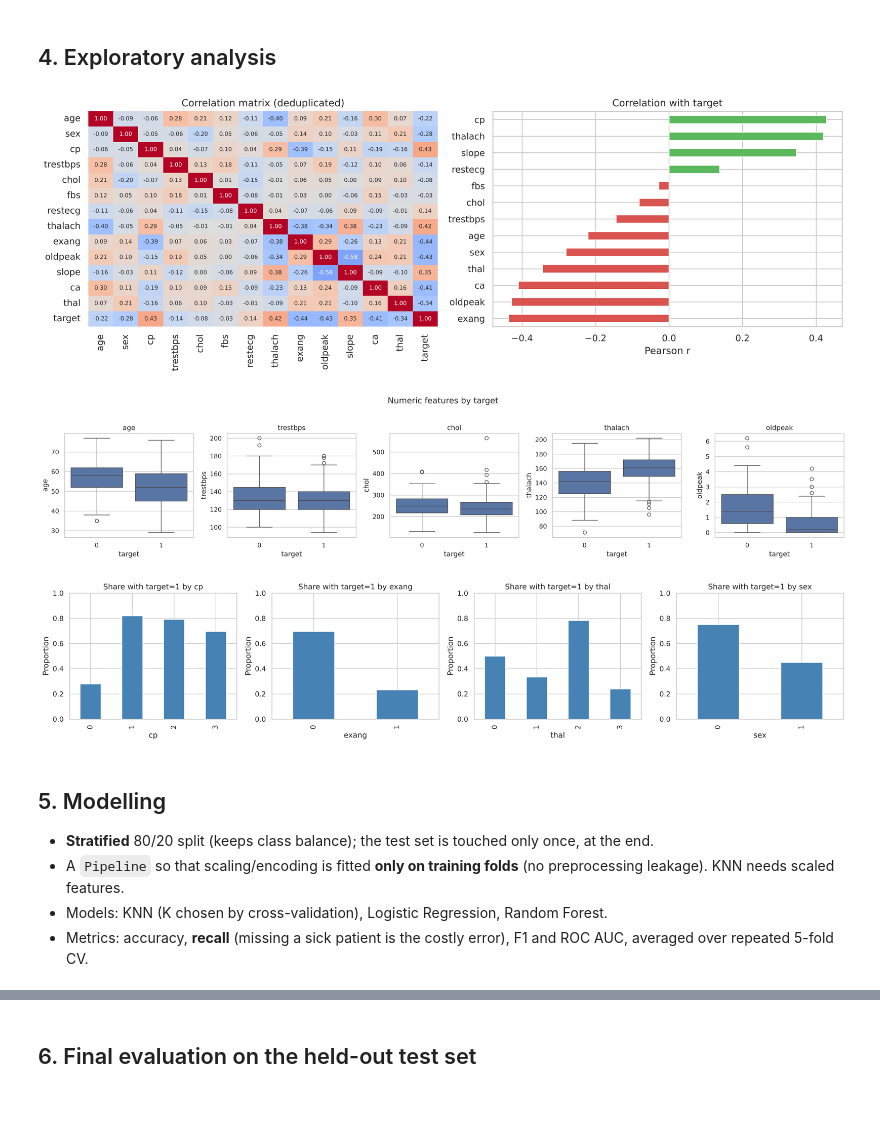
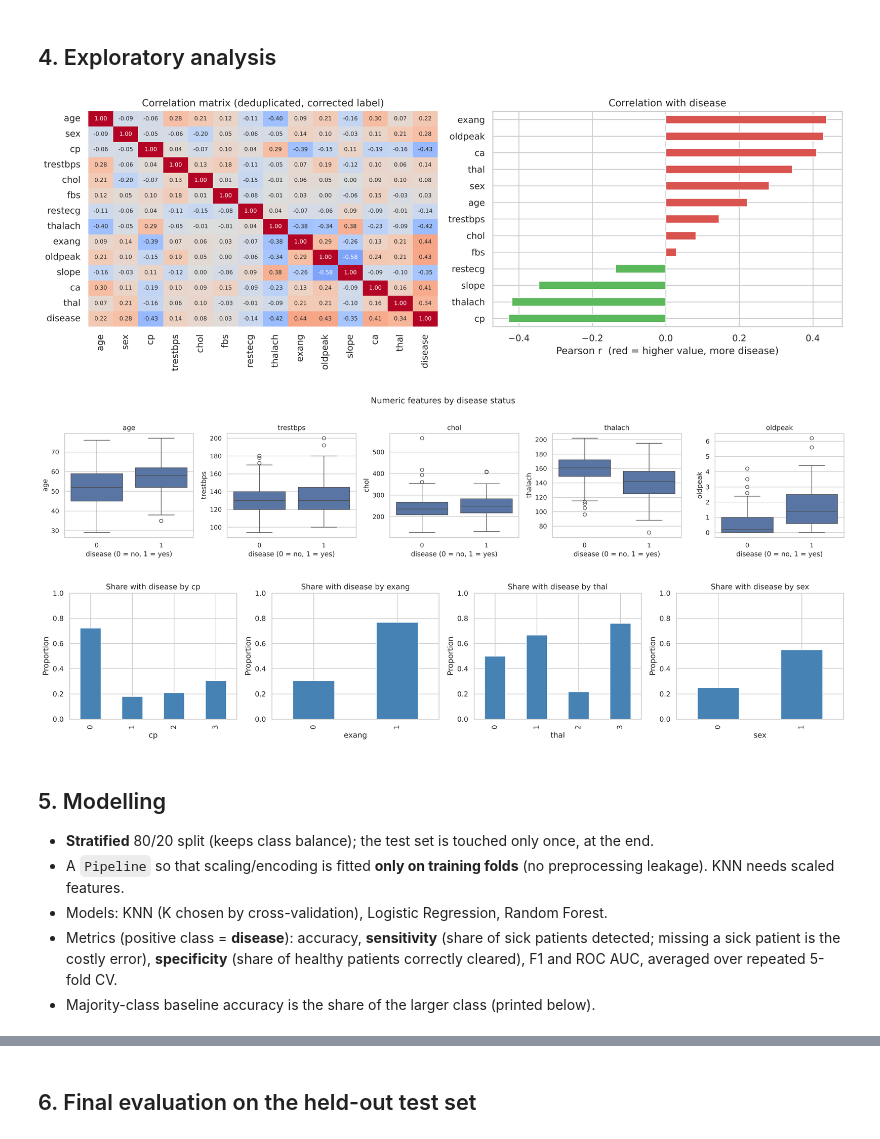
Before and after one commit to fahad-alfaridi/heart-disease-classification, a Jupyter notebook: heart_disease_classification.ipynb, the cells around one changed output, grey strips where cells are left out. Saved outputs shown, nothing was run; the diff lists cells and outputs as text; code cells hidden in the pictures; blank space fills up the shorter version.

```diff
--- a/heart_disease_classification.ipynb
+++ b/heart_disease_classification.ipynb
@@ -72,0 +68,9 @@ Clean dataset: (303, 14)
+# %%
+markers = df.groupby("target").agg(max_heart_rate=("thalach", "mean"), exercise_angina_rate=("exang", "mean"),
+                                  st_depression=("oldpeak", "mean"), narrowed_vessels=("ca", "mean"), male_share=("sex", "mean")).round(2)
+print(markers)
+print("\nClass counts in this file:", df["target"].value_counts().to_dict(), "| UCI Cleveland: 164 without disease, 139 with disease")
+print("\nThe target=1 group has a HIGHER heart rate and FEWER disease markers, and its size (165) matches the 164 disease-free")
+print("Cleveland patients. So target = 1 means NO disease: the label is reversed. Flipping it:")
+df["disease"] = 1 - df["target"]
+print(df["disease"].value_counts().rename({1: "disease", 0: "no disease"}).to_dict(), f"| disease prevalence {df['disease'].mean():.1%}")
@@ -101,36 +123,38 @@ On the raw data a large share of the test rows have an identical twin in the tra
 # %% [markdown]
 ## 4. Exploratory analysis
 # %%
+eda = df.drop(columns="target")
 fig, axes = plt.subplots(1, 2, figsize=(14, 5))
-sns.heatmap(df.corr(), annot=True, fmt=".2f", cmap="coolwarm", center=0, ax=axes[0], annot_kws={"size": 7}, cbar=False)
-axes[0].set_title("Correlation matrix (deduplicated)")
-corr_t = df.corr()["target"].drop("target").sort_values()
-corr_t.plot.barh(ax=axes[1], color=["#d9534f" if v < 0 else "#5cb85c" for v in corr_t])
-axes[1].set_title("Correlation with target"); axes[1].set_xlabel("Pearson r")
+sns.heatmap(eda.corr(), annot=True, fmt=".2f", cmap="coolwarm", center=0, ax=axes[0], annot_kws={"size": 7}, cbar=False)
+axes[0].set_title("Correlation matrix (deduplicated, corrected label)")
+corr_t = eda.corr()["disease"].drop("disease").sort_values()
+corr_t.plot.barh(ax=axes[1], color=["#5cb85c" if v < 0 else "#d9534f" for v in corr_t])
+axes[1].set_title("Correlation with disease"); axes[1].set_xlabel("Pearson r  (red = higher value, more disease)")
 plt.tight_layout(); plt.show()
 # %% [output]
-[figure, old version]
+[figure, new version]
 # %%
 num_cols = ["age", "trestbps", "chol", "thalach", "oldpeak"]
 fig, axes = plt.subplots(1, 5, figsize=(20, 4))
 for ax, c in zip(axes, num_cols):
-    sns.boxplot(data=df, x="target", y=c, ax=ax)
-    ax.set_title(c); ax.set_xlabel("target")
-plt.suptitle("Numeric features by target", y=1.03); plt.tight_layout(); plt.show()
+    sns.boxplot(data=df, x="disease", y=c, ax=ax)
+    ax.set_title(c); ax.set_xlabel("disease (0 = no, 1 = yes)")
+plt.suptitle("Numeric features by disease status", y=1.03); plt.tight_layout(); plt.show()
 
 fig, axes = plt.subplots(1, 4, figsize=(18, 3.8))
 for ax, c in zip(axes, ["cp", "exang", "thal", "sex"]):
-    df.groupby(c)["target"].mean().plot.bar(ax=ax, color="steelblue")
-    ax.set_title(f"Share with target=1 by {c}"); ax.set_ylabel("Proportion"); ax.set_ylim(0, 1)
+    df.groupby(c)["disease"].mean().plot.bar(ax=ax, color="steelblue")
+    ax.set_title(f"Share with disease by {c}"); ax.set_ylabel("Proportion"); ax.set_ylim(0, 1)
 plt.tight_layout(); plt.show()
 # %% [output]
-[figure, old version]
+[figure, new version]
-[figure, old version]
+[figure, new version]
 # %% [markdown]
 ## 5. Modelling
 
 - **Stratified** 80/20 split (keeps class balance); the test set is touched only once, at the end.
 - A `Pipeline` so that scaling/encoding is fitted **only on training folds** (no preprocessing leakage). KNN needs scaled features.
 - Models: KNN (K chosen by cross-validation), Logistic Regression, Random Forest.
-- Metrics: accuracy, **recall** (missing a sick patient is the costly error), F1 and ROC AUC, averaged over repeated 5-fold CV.
+- Metrics (positive class = **disease**): accuracy, **sensitivity** (share of sick patients detected; missing a sick patient is the costly error), **specificity** (share of healthy patients correctly cleared), F1 and ROC AUC, averaged over repeated 5-fold CV.
+- Majority-class baseline accuracy is the share of the larger class (printed below).
 # %%
```
Also changed, not shown: parts of 18 cells of this notebook, 1 other file.
